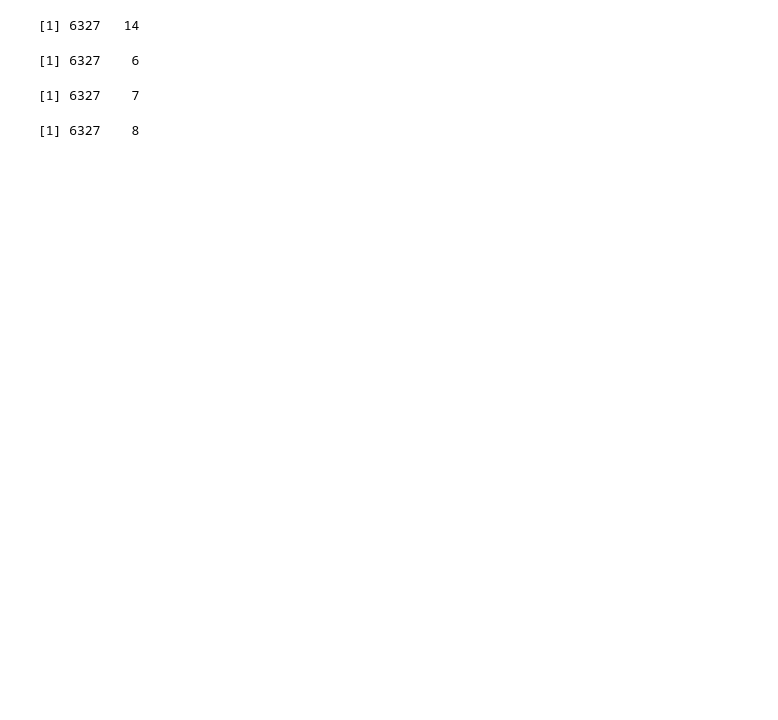
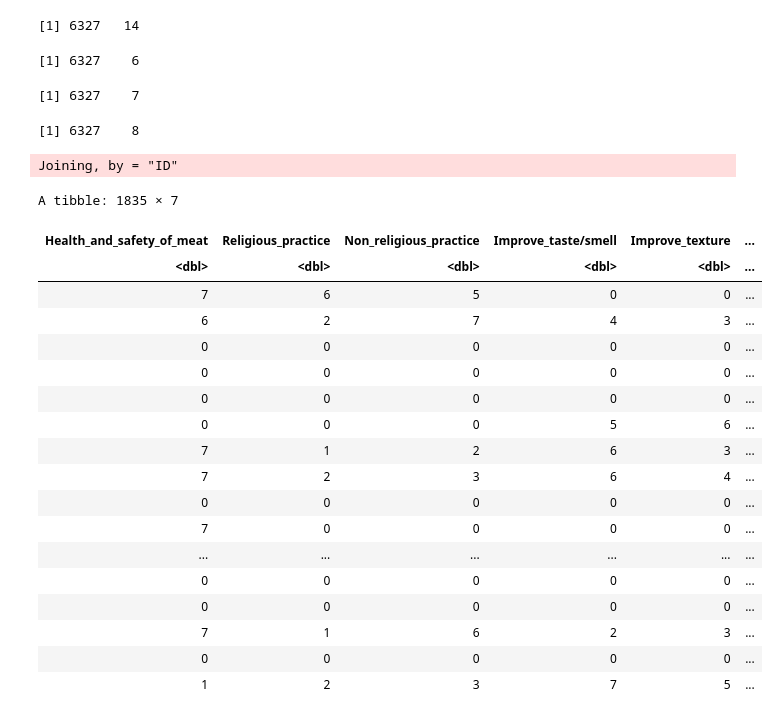
Before and after one commit to shirlz8/MeatWashingHabits, a Jupyter notebook: data/R.ipynb, the cells around one changed output. Cells and saved outputs as stored; diff of their text form; code cells hidden in the pictures; blank space fills up the shorter version.

```diff
--- a/data/R.ipynb
+++ b/data/R.ipynb
@@ -350,3 +350,38 @@ dim(data_wash_what)
 [1] 6327    6
 [1] 6327    7
 [1] 6327    8
+# %%
+wash_any_column <- select(data_main, Wash_Any)
+data_wash_why_new <- data_wash_why
+
+data_wash_why_new <- mutate(data_wash_why_new, ID = row_number())
+wash_any_column <- mutate(wash_any_column, ID = row_number())
+
+data_wash_why_new <- inner_join(data_wash_why_new, test)
+data_wash_why_new <- filter(data_wash_why_new, Wash_Any == 1)
+data_wash_why_new <- select(data_wash_why_new, -ID, -Wash_Any)
+
+head(data_wash_why_new)
+
+write_csv(data_wash_why_new, "data/test.csv")
+# %% [output]
+Joining, by = "ID"
+A tibble: 1835 × 7
+| Health_and_safety_of_meat | Religious_practice | Non_religious_practice | Improve_taste/smell | Improve_texture | ... |
+| <dbl> | <dbl> | <dbl> | <dbl> | <dbl> | ... |
+| 7 | 6 | 5 | 0 | 0 | ... |
+| 6 | 2 | 7 | 4 | 3 | ... |
+| 0 | 0 | 0 | 0 | 0 | ... |
+| 0 | 0 | 0 | 0 | 0 | ... |
+| 0 | 0 | 0 | 0 | 0 | ... |
+| 0 | 0 | 0 | 5 | 6 | ... |
+| 7 | 1 | 2 | 6 | 3 | ... |
+| 7 | 2 | 3 | 6 | 4 | ... |
+| 0 | 0 | 0 | 0 | 0 | ... |
+| 7 | 0 | 0 | 0 | 0 | ... |
+| ... | ... | ... | ... | ... | ... |
+| 0 | 0 | 0 | 0 | 0 | ... |
+| 0 | 0 | 0 | 0 | 0 | ... |
+| 7 | 1 | 6 | 2 | 3 | ... |
+| 0 | 0 | 0 | 0 | 0 | ... |
+| 1 | 2 | 3 | 7 | 5 | ... |
```
Also changed, not shown: parts of 1 cell of this notebook, 1 other file.
